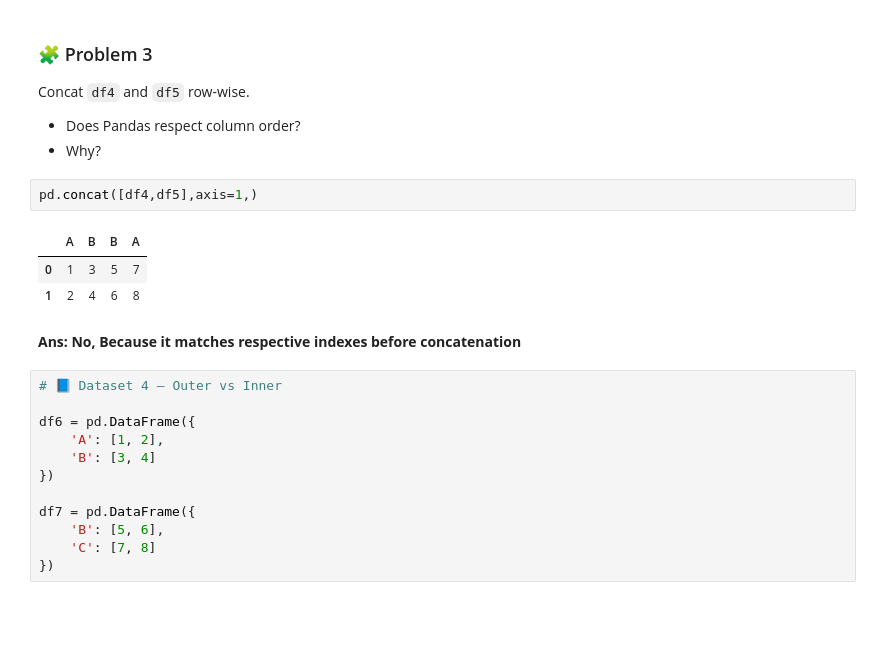
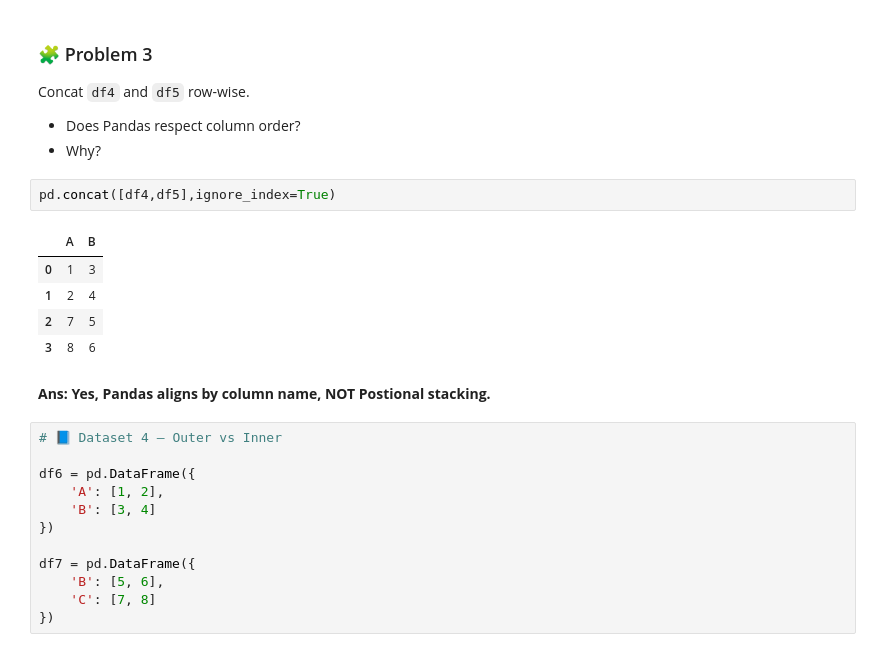
Before and after one commit to RealHaroon/Data-Analytics, a Jupyter notebook: Notebooks/Pandas/Concat.ipynb, the cells around one changed output. Drawn from its saved outputs; the diff is of its cells as text; blank space fills up the shorter version.

```diff
--- a/Notebooks/Pandas/Concat.ipynb
+++ b/Notebooks/Pandas/Concat.ipynb
@@ -258,13 +258,15 @@ Concat `df4` and `df5` row-wise.
 * Does Pandas respect column order?
 * Why?
 # %%
-pd.concat([df4,df5],axis=1,)
+pd.concat([df4,df5],ignore_index=True)
 # %% [output]
-|  | A | B | B | A |
-| 0 | 1 | 3 | 5 | 7 |
-| 1 | 2 | 4 | 6 | 8 |
+|  | A | B |
+| 0 | 1 | 3 |
+| 1 | 2 | 4 |
+| 2 | 7 | 5 |
+| 3 | 8 | 6 |
 # %% [markdown]
-**Ans: No, Because it matches respective indexes before concatenation**
+**Ans: Yes, Pandas aligns by column name, NOT Postional stacking.**
 # %%
 # 📘 Dataset 4 — Outer vs Inner
 
```
Also changed, not shown: parts of 12 cells of this notebook, 3 other files.
